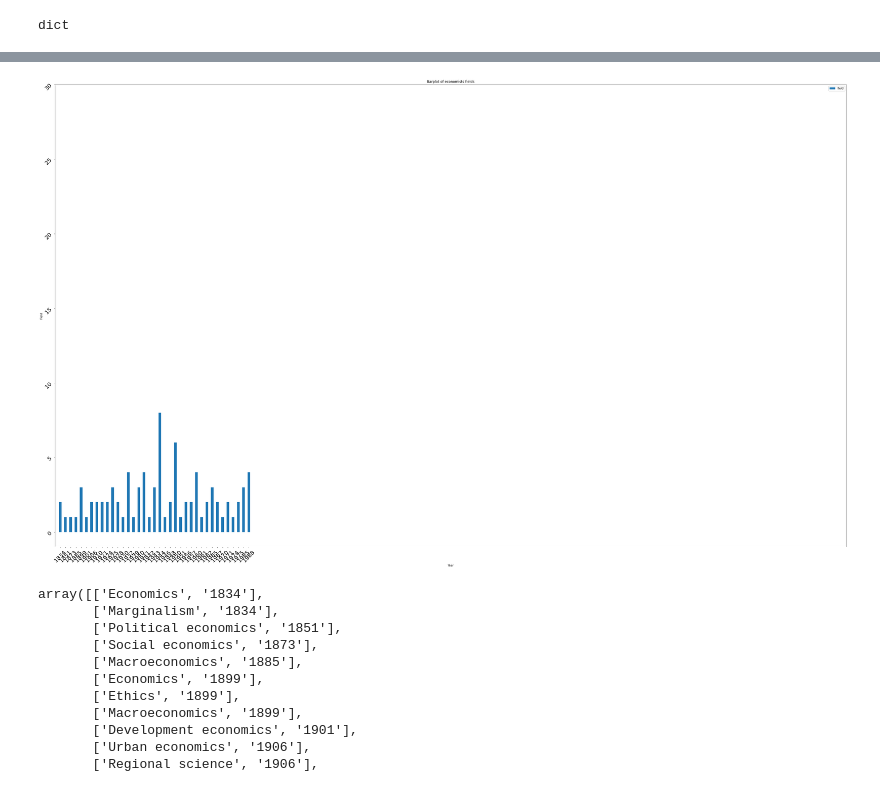
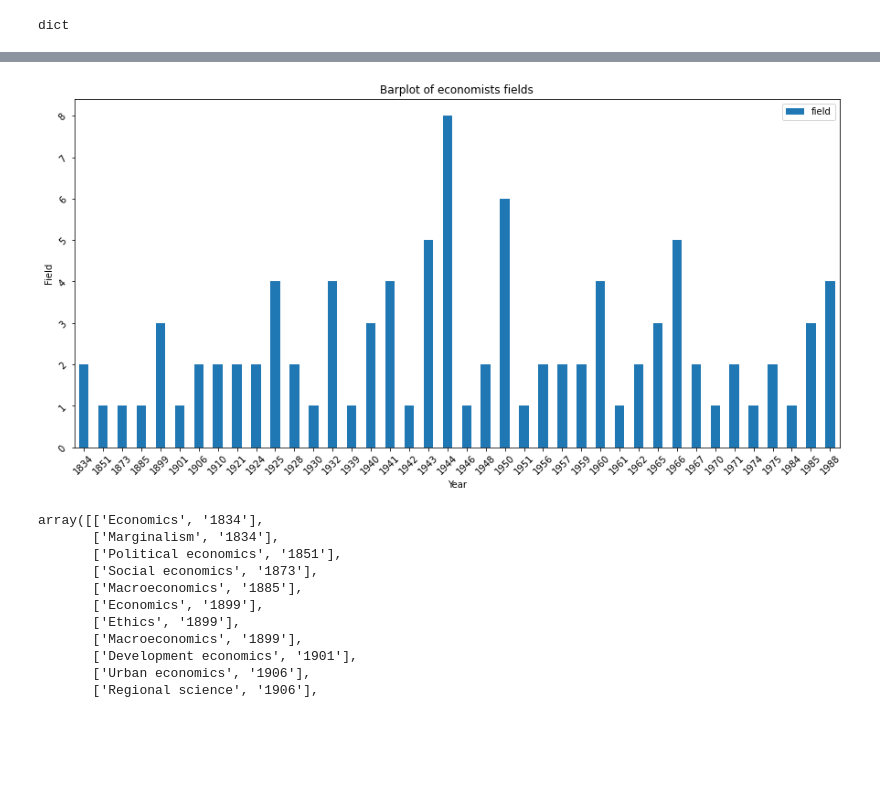
Before and after one commit to Semantic-Data-for-Humanities/Economists_Jurists, a Jupyter notebook: Notebooks/Issues/Bivariate_Fields.ipynb, the cells around one changed output, grey strips where cells are left out. Saved outputs shown, nothing was run; the diff lists cells and outputs as text; code cells hidden in the pictures; blank space fills up the shorter version.

```diff
--- a/Notebooks/Issues/Bivariate_Fields.ipynb
+++ b/Notebooks/Issues/Bivariate_Fields.ipynb
@@ -59,7 +62,7 @@ len(rc['results']['bindings'])
 # Inspect the first three rows
 i = 0
 for l in rc['results']['bindings']:
-    if i < 5:
+    if i < 3:
         print(l)
         i += 1
 # %% [output]
@@ -88,7 +89,4 @@ for l in rc['results']['bindings']:
 
         i += 1
 # %%
-df = pd.DataFrame(result, columns=['field', 'Year'])
-dfs= sorted(df)
-
-df[:30]
+df = pd.DataFrame(result, columns=['field', 'year'])
@@ -116,0 +115,10 @@ TypeError: list indices must be integers or slices, not str
+# %%
+df['years'] = df.groupby(['field'])['year'].transform(lambda x : ' '.join(x))
+df['count'] = df.groupby(['field']).count()
+
+# drop duplicate data
+df = df.drop_duplicates()
+
+# show the dataframe
+
+df.head(10)
@@ -129,24 +150,24 @@ while i < 35:
 # %%
-df1= (df.groupby(by=['Year'])
+df1= (df.groupby(by=['year'])
 .count()
-.plot(kind="bar"))
+.plot(kind="bar",figsize=(15,7)))
 plt.ylabel('Field')
 plt.xlabel('Year')
 plt.title('Barplot of economists fields')
-plt.gcf().set_size_inches(50, 30)
+# plt.gcf().set_size_inches(50, 30)
 plt.xticks(rotation=45)
 
 p1 = plt.figure(1, [50,10])
 ax = p1.add_subplot(111)
 # Set the x-axis limit
-ax.set_xlim(-1,150)
-ax.set_ylim(-1,30)
+# ax.set_xlim(-1,150)
+# ax.set_ylim(-1,30)
 # Change of fontsize and angle of xticklabels
-plt.setp(ax.get_xticklabels(), fontsize=20, rotation=45)
-plt.setp(ax.get_yticklabels(), fontsize=20, rotation=45)
+plt.setp(ax.get_xticklabels(), fontsize=10, rotation=45)
+plt.setp(ax.get_yticklabels(), fontsize=10, rotation=45)
 plt.show()
 # %% [output]
-[figure, old version]
+[figure, new version]
 # %%
 m = df.to_numpy()
 m
```
Also changed, not shown: parts of 9 cells of this notebook.
